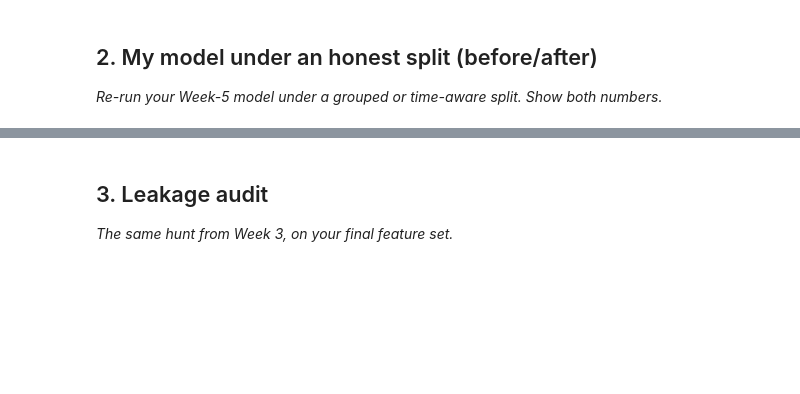
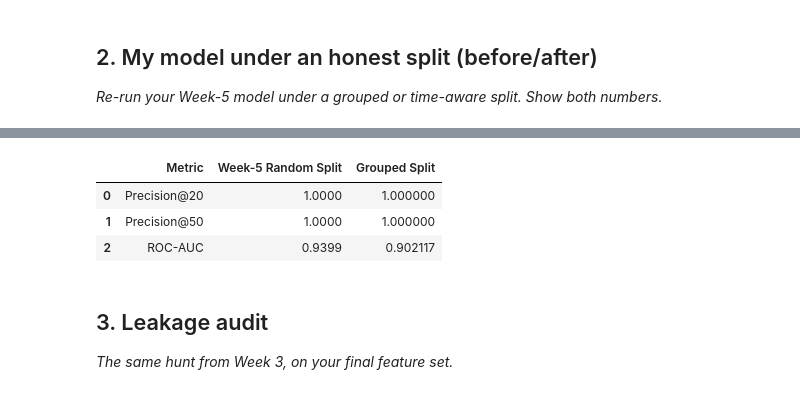
Before and after one commit to Shoaib237124/FlyRank_Internship_ML, a Jupyter notebook: work/notebooks/w06_validation_audit.ipynb, the cells around one changed output, grey strips where cells are left out. Saved outputs shown, nothing was run; the diff lists cells and outputs as text; code cells hidden in the pictures; blank space fills up the shorter version.

```diff
--- a/work/notebooks/w06_validation_audit.ipynb
+++ b/work/notebooks/w06_validation_audit.ipynb
@@ -6,3 +6,20 @@
 This skeleton is yours to fill. Work the sections **in order** — each one has a one-line hint. Simple words, honest numbers.
 
 > Working with an AI assistant? Tell it to read `skills/README.md` first and load the one skill this assignment names on its card.
+# %%
+import duckdb
+from huggingface_hub import whoami
+from google.colab import userdata
+
+HF_TOKEN = userdata.get("HF_TOKEN")
+
+con = duckdb.connect()
+
+con.execute(f"""
+CREATE OR REPLACE SECRET hf (
+TYPE huggingface,
+TOKEN '{HF_TOKEN}'
+)
+""")
+
+REL = "hf://datasets/FlyRank/internship-warehouse"
@@ -23,3 +144,76 @@ This skeleton is yours to fill. Work the sections **in order** — each one has
+# %%
+# This cell is for CODE (numbers, a query, a check).
+# Write your text answer in the cell ABOVE this one — typing sentences here breaks Run All.
+from sklearn.model_selection import GroupShuffleSplit
+from sklearn.ensemble import RandomForestClassifier
+from sklearn.metrics import roc_auc_score
+import pandas as pd
+import numpy as np
+
+feature_cols = [
+    "impressions",
+    "clicks",
+    "avg_position",
+    "sessions",
+    "ctr"
+]
+
+X = df_panel[feature_cols]
+y = df_panel["target"]
+groups = df_panel["client_hash_id"]
+
+gss = GroupShuffleSplit(
+    n_splits=1,
+    test_size=0.20,
+    random_state=42
+)
+
+train_idx, val_idx = next(gss.split(X, y, groups))
+
+X_train = X.iloc[train_idx]
+X_val = X.iloc[val_idx]
+
+y_train = y.iloc[train_idx]
+y_val = y.iloc[val_idx]
+
+rf = RandomForestClassifier(
+    n_estimators=100,
+    max_depth=6,
+    random_state=42
+)
+
+rf.fit(X_train, y_train)
+
+rf_probs = rf.predict_proba(X_val)[:,1]
+
+def precision_at_k(y_true, scores, k):
+    order = np.argsort(scores)[::-1][:k]
+    return y_true.iloc[order].mean()
+
+results = pd.DataFrame({
+    "Metric":[
+        "Precision@20",
+        "Precision@50",
+        "ROC-AUC"
+    ],
+    "Week-5 Random Split":[
+        1.0000,
+        1.0000,
+        0.9399
+    ],
+    "Grouped Split":[
+        precision_at_k(y_val, rf_probs,20),
+        precision_at_k(y_val, rf_probs,50),
+        roc_auc_score(y_val, rf_probs)
+    ]
+})
+
+results
+# %% [output]
+|  | Metric | Week-5 Random Split | Grouped Split |
+| 0 | Precision@20 | 1.0000 | 1.000000 |
+| 1 | Precision@50 | 1.0000 | 1.000000 |
+| 2 | ROC-AUC | 0.9399 | 0.902117 |
 # %% [markdown]
 ## 3. Leakage audit
 
```
Also changed, not shown: parts of 9 cells of this notebook.
